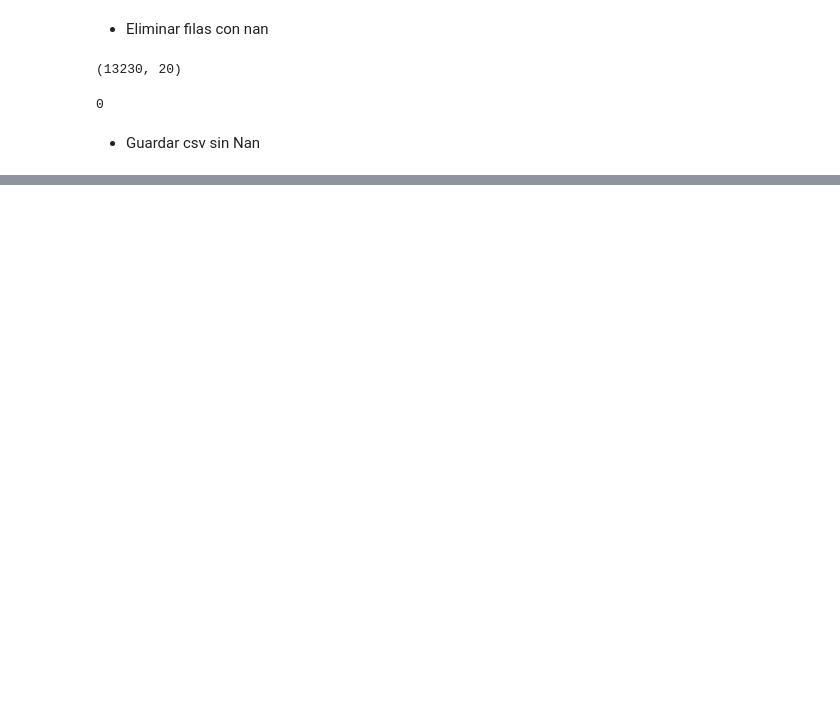
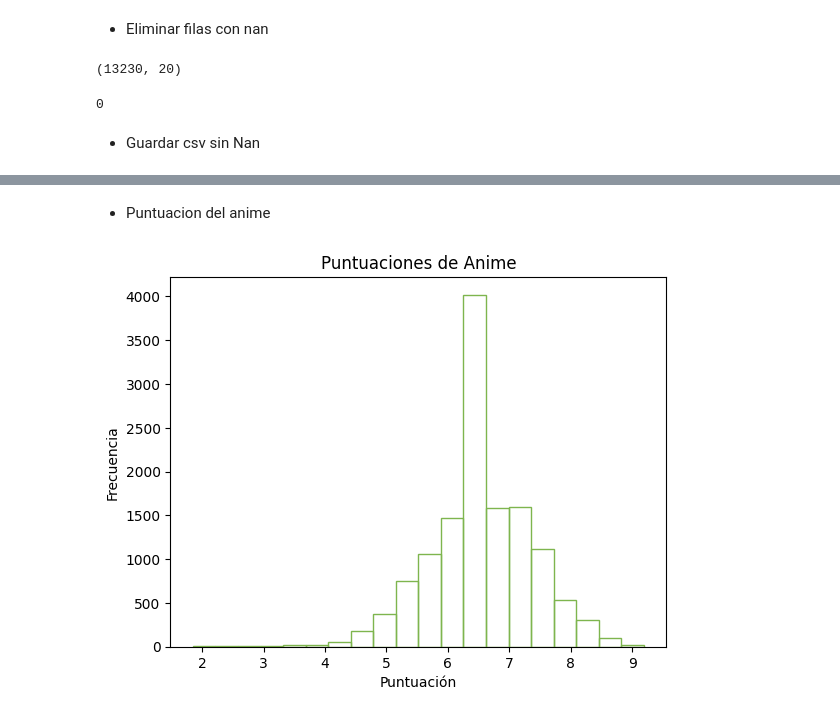
Before and after one commit to AmyGaarcia/DS_PT_09_2023, a Jupyter notebook: Data_Analysis/EDA/1-Definicion_EDA ANIME_Filtrado.ipynb, the cells around one changed output, grey strips where cells are left out. Cells and saved outputs as stored; diff of their text form; code cells hidden in the pictures; blank space fills up the shorter version.

```diff
--- a/Data_Analysis/EDA/1-Definicion_EDA ANIME_Filtrado.ipynb
+++ b/Data_Analysis/EDA/1-Definicion_EDA ANIME_Filtrado.ipynb
@@ -288,0 +308,10 @@ anime_filter.to_csv(ruta, index=False, encoding='utf-8')
+# %% [markdown]
+- Puntuacion del anime
+# %%
+plt.hist(anime_filter["Score"],bins=20, fill = False, edgecolor = '#7eb54e')
+plt.xlabel("Puntuación")
+plt.ylabel("Frecuencia")
+plt.title("Puntuaciones de Anime")
+plt.show()
+# %% [output]
+[figure, added]
```
Also changed, not shown: parts of 4 cells of this notebook.
